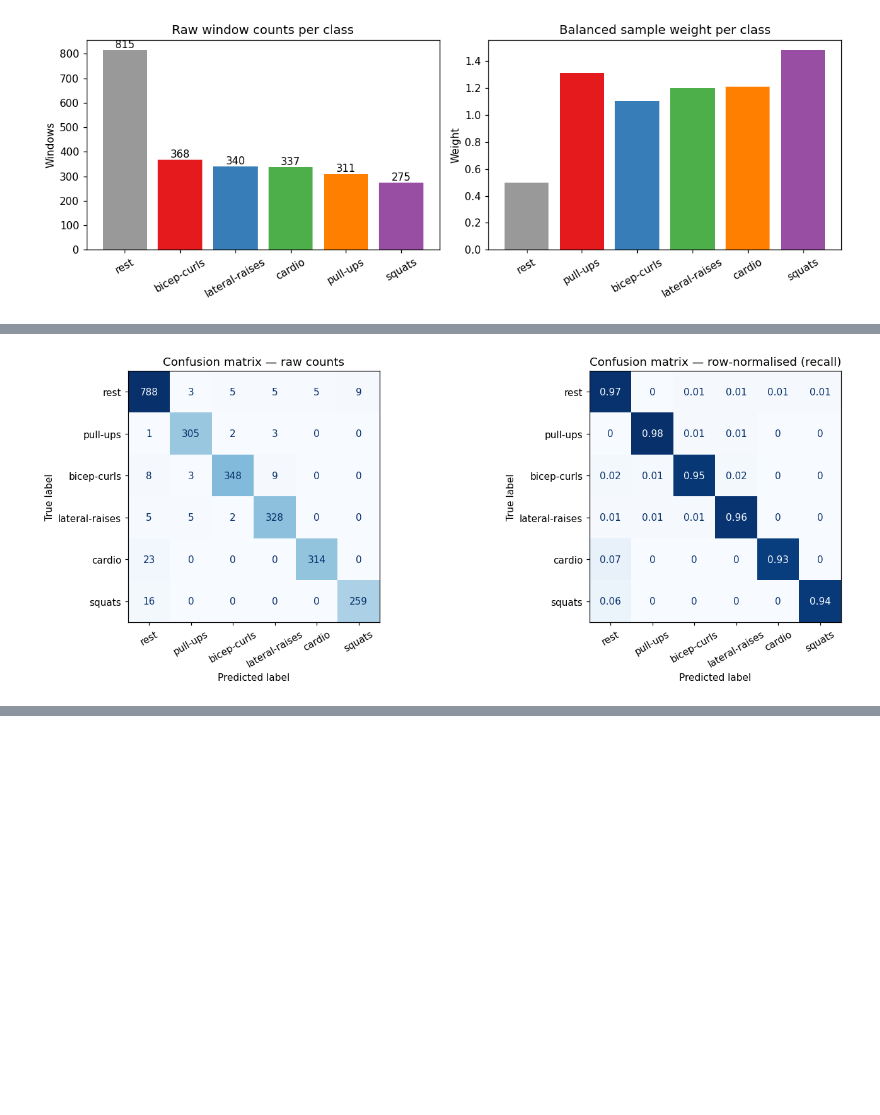
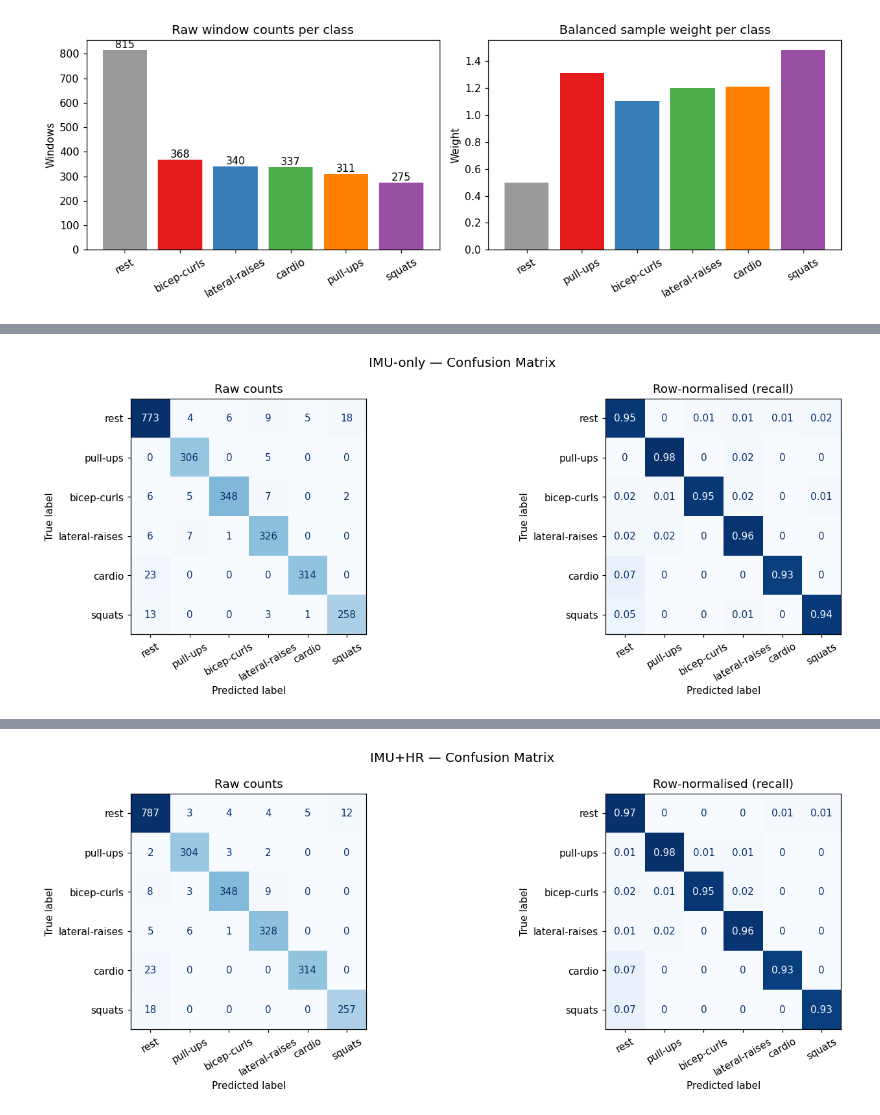
Before and after one commit to nthPerson/Apple_Watch_Activity_Recognition, a Jupyter notebook: model_training.ipynb, the cells around one changed output, grey strips where cells are left out. Saved outputs shown, nothing was run; the diff lists cells and outputs as text; code cells hidden in the pictures; blank space fills up the shorter version.

```diff
--- a/model_training.ipynb
+++ b/model_training.ipynb
@@ -333,0 +448,19 @@ Done — 58 folds completed.
+# %%
+# ── Run LOSO-Set CV for both configurations ──────────────────────────────────
+cv_results = {}
+
+for config_name, cfg in CONFIGS.items():
+    print(f"\n{'='*60}")
+    print(f"  Running LOSO-Set CV: {config_name}  ({cfg['X'].shape[1]} features)")
+    print(f"{'='*60}")
+    y_true, y_pred, fold_df = run_loso_cv(
+        cfg["X"], y, groups, cfg["params"], config_name
+    )
+    metrics = compute_metrics(y_true, y_pred)
+    cv_results[config_name] = {
+        "y_true": y_true, "y_pred": y_pred,
+        "fold_df": fold_df, "metrics": metrics,
+    }
+    print(f"  Accuracy:          {metrics['accuracy']:.4f}")
+    print(f"  Balanced accuracy: {metrics['balanced_accuracy']:.4f}")
+    print(f"  Macro F1:          {metrics['macro_f1']:.4f}")
@@ -424,32 +584,43 @@ Two aggregate F1-scores are reported:
 # %%
 class_names = [LABEL_MAP[i] for i in sorted(LABEL_MAP)]
 
-# ── Normalised confusion matrix ────────────────────────────────────────────────
-cm      = confusion_matrix(all_y_true, all_y_pred, labels=sorted(LABEL_MAP))
-cm_norm = cm.astype(float) / cm.sum(axis=1, keepdims=True)
+for config_name in CONFIGS:
+    y_true = cv_results[config_name]["y_true"]
+    y_pred = cv_results[config_name]["y_pred"]
+    m = cv_results[config_name]["metrics"]
 
-fig, axes = plt.subplots(1, 2, figsize=(14, 5))
+    # Confusion matrices
+    cm      = confusion_matrix(y_true, y_pred, labels=sorted(LABEL_MAP))
+    cm_norm = cm.astype(float) / cm.sum(axis=1, keepdims=True)
 
-# Raw counts
-disp_raw = ConfusionMatrixDisplay(cm, display_labels=class_names)
-disp_raw.plot(ax=axes[0], colorbar=False, cmap="Blues")
-axes[0].set_title("Confusion matrix — raw counts")
-axes[0].tick_params(axis="x", rotation=30)
+    fig, axes = plt.subplots(1, 2, figsize=(14, 5))
+    fig.suptitle(f"{config_name} — Confusion Matrix", fontsize=13)
 
-# Row-normalised (recall per class on diagonal)
-disp_norm = ConfusionMatrixDisplay(cm_norm.round(2), display_labels=class_names)
-disp_norm.plot(ax=axes[1], colorbar=False, cmap="Blues")
-axes[1].set_title("Confusion matrix — row-normalised (recall)")
-axes[1].tick_params(axis="x", rotation=30)
+    disp_raw = ConfusionMatrixDisplay(cm, display_labels=class_names)
+    disp_raw.plot(ax=axes[0], colorbar=False, cmap="Blues")
+    axes[0].set_title("Raw counts")
+    axes[0].tick_params(axis="x", rotation=30)
 
-plt.tight_layout()
-plt.show()
+    disp_norm = ConfusionMatrixDisplay(cm_norm.round(2), display_labels=class_names)
+    disp_norm.plot(ax=axes[1], colorbar=False, cmap="Blues")
+    axes[1].set_title("Row-normalised (recall)")
+    axes[1].tick_params(axis="x", rotation=30)
 
-# ── Classification report ──────────────────────────────────────────────────────
-print("Classification report (pooled LOSO-Set predictions):\n")
-print(classification_report(all_y_true, all_y_pred,
-                             labels=sorted(LABEL_MAP),
-                             target_names=class_names,
-                             zero_division=0))
+    plt.tight_layout()
+    plt.show()
+
+    # Classification report
+    print(f"\n{'='*60}")
+    print(f"  {config_name} — Classification Report")
+    print(f"{'='*60}")
+    print(f"  Accuracy:          {m['accuracy']:.4f}  ({m['accuracy']*100:.1f}%)")
+    print(f"  Balanced accuracy: {m['balanced_accuracy']:.4f}  ({m['balanced_accuracy']*100:.1f}%)")
+    print(f"  Macro F1:          {m['macro_f1']:.4f}")
+    print(f"  Weighted F1:       {m['weighted_f1']:.4f}")
+    print()
+    print(classification_report(y_true, y_pred,
+                                labels=sorted(LABEL_MAP),
+                                target_names=class_names,
+                                zero_division=0))
 # %% [output]
-[figure, old version]
+[figure, new version]
@@ -469,0 +647 @@ lateral-raises       0.95      0.96      0.96       340
+[figure, added]
```
Also changed, not shown: parts of 30 cells of this notebook, 6 other files.
